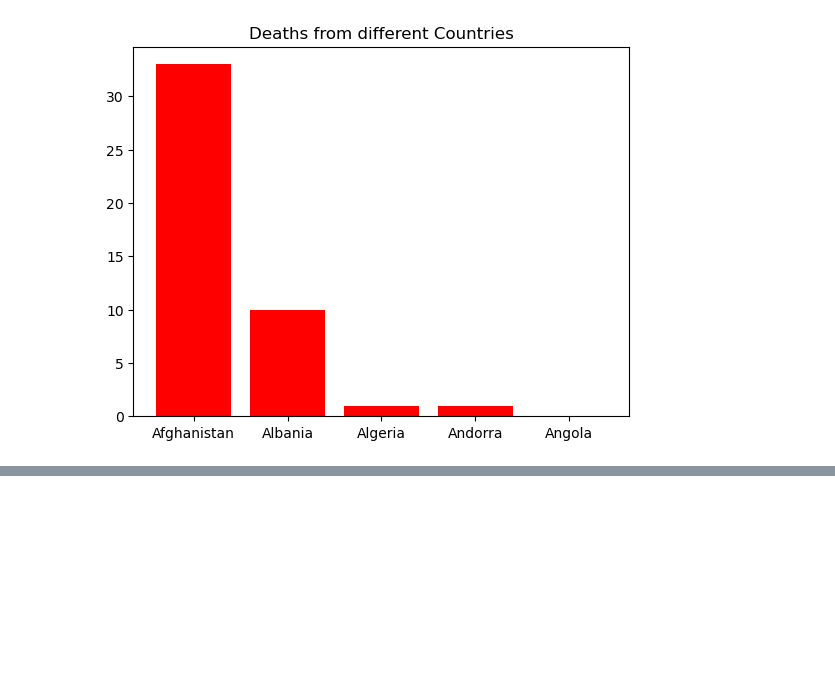
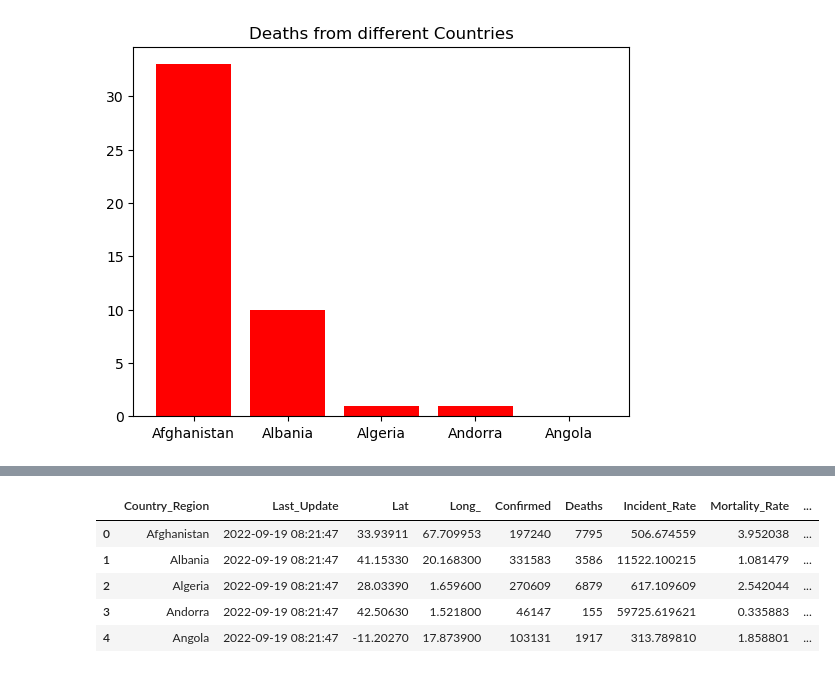
Before and after one commit to Riyocodeart/Covid_19-Data-analysis, a Jupyter notebook: Analysis.ipynb, the cells around one changed output, grey strips where cells are left out. Drawn from its saved outputs; the diff is of its cells as text; code cells hidden in the pictures; blank space fills up the shorter version.

```diff
--- a/Analysis.ipynb
+++ b/Analysis.ipynb
@@ -125,0 +134,9 @@ plt.show()
+# %%
+cd.head()
+# %% [output]
+|  | Country_Region | Last_Update | Lat | Long_ | Confirmed | Deaths | Incident_Rate | Mortality_Rate | ... |
+| 0 | Afghanistan | 2022-09-19 08:21:47 | 33.93911 | 67.709953 | 197240 | 7795 | 506.674559 | 3.952038 | ... |
+| 1 | Albania | 2022-09-19 08:21:47 | 41.15330 | 20.168300 | 331583 | 3586 | 11522.100215 | 1.081479 | ... |
+| 2 | Algeria | 2022-09-19 08:21:47 | 28.03390 | 1.659600 | 270609 | 6879 | 617.109609 | 2.542044 | ... |
+| 3 | Andorra | 2022-09-19 08:21:47 | 42.50630 | 1.521800 | 46147 | 155 | 59725.619621 | 0.335883 | ... |
+| 4 | Angola | 2022-09-19 08:21:47 | -11.20270 | 17.873900 | 103131 | 1917 | 313.789810 | 1.858801 | ... |
```
Also changed, not shown: parts of 4 cells of this notebook.
